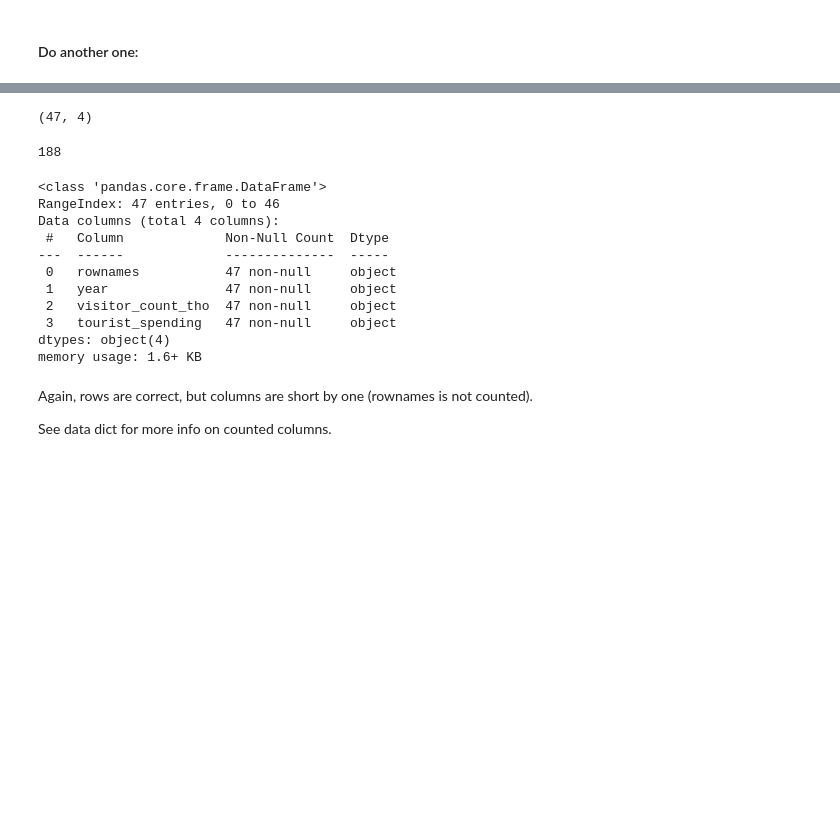
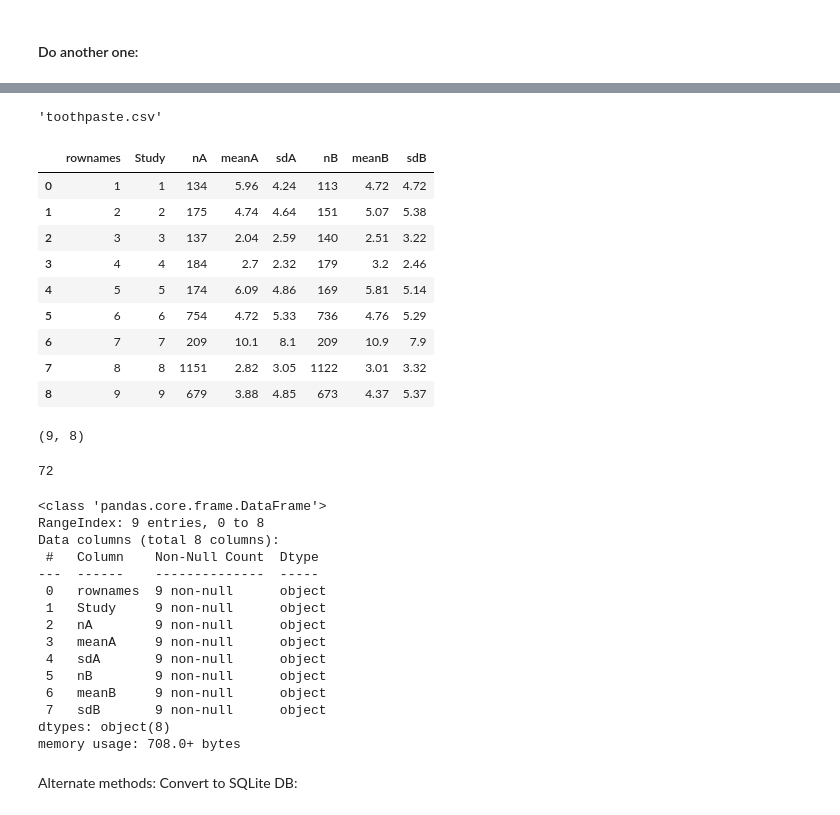
Before and after one commit to tanickell/Data-Science-Portfolio-C22, a Jupyter notebook: 00-Misc/Practice-CSV-Importing-and-Verifying.ipynb, the cells around one changed output, grey strips where cells are left out. Drawn from its saved outputs; the diff is of its cells as text; code cells hidden in the pictures; blank space fills up the shorter version.

```diff
--- a/00-Misc/Practice-CSV-Importing-and-Verifying.ipynb
+++ b/00-Misc/Practice-CSV-Importing-and-Verifying.ipynb
@@ -72,2 +150,2 @@ drwxr-xr-x 1 root root  4096 Nov  6 16:29 sample_data
 # %%
-url_2 = "https://vincentarelbundock.github.io/Rdatasets/csv/openintro/tourism.csv"
+url = 'https://vincentarelbundock.github.io/Rdatasets/csv/HSAUR/toothpaste.csv'
@@ -79,28 +172,48 @@ csv_file_2
+# %%
+csv_file = url.split("/")[-1]
+csv_file
+# %% [output]
+'toothpaste.csv'
 # %%
-df_2 = pd.read_csv( csv_file_2, dtype="str" )
+df_toothpaste = pd.read_csv( csv_file, dtype="str" )
+# %%
+df_toothpaste
+# %% [output]
+|  | rownames | Study | nA | meanA | sdA | nB | meanB | sdB |
+| 0 | 1 | 1 | 134 | 5.96 | 4.24 | 113 | 4.72 | 4.72 |
+| 1 | 2 | 2 | 175 | 4.74 | 4.64 | 151 | 5.07 | 5.38 |
+| 2 | 3 | 3 | 137 | 2.04 | 2.59 | 140 | 2.51 | 3.22 |
+| 3 | 4 | 4 | 184 | 2.7 | 2.32 | 179 | 3.2 | 2.46 |
+| 4 | 5 | 5 | 174 | 6.09 | 4.86 | 169 | 5.81 | 5.14 |
+| 5 | 6 | 6 | 754 | 4.72 | 5.33 | 736 | 4.76 | 5.29 |
+| 6 | 7 | 7 | 209 | 10.1 | 8.1 | 209 | 10.9 | 7.9 |
+| 7 | 8 | 8 | 1151 | 2.82 | 3.05 | 1122 | 3.01 | 3.32 |
+| 8 | 9 | 9 | 679 | 3.88 | 4.85 | 673 | 4.37 | 5.37 |
 # %%
-df_2.shape
+df_toothpaste.shape
 # %% [output]
-(47, 4)
+(9, 8)
 # %%
-df_2.size
+df_toothpaste.size
 # %% [output]
-188
+72
 # %%
-df_2.info()
+df_toothpaste.info()
 # %% [output]
 <class 'pandas.core.frame.DataFrame'>
-RangeIndex: 47 entries, 0 to 46
-Data columns (total 4 columns):
- #   Column             Non-Null Count  Dtype
----  ------             --------------  -----
- 0   rownames           47 non-null     object
- 1   year               47 non-null     object
- 2   visitor_count_tho  47 non-null     object
- 3   tourist_spending   47 non-null     object
-dtypes: object(4)
-memory usage: 1.6+ KB
+RangeIndex: 9 entries, 0 to 8
+Data columns (total 8 columns):
+ #   Column    Non-Null Count  Dtype
+---  ------    --------------  -----
+ 0   rownames  9 non-null      object
+ 1   Study     9 non-null      object
+ 2   nA        9 non-null      object
+ 3   meanA     9 non-null      object
+ 4   sdA       9 non-null      object
+ 5   nB        9 non-null      object
+ 6   meanB     9 non-null      object
+ 7   sdB       9 non-null      object
+dtypes: object(8)
+memory usage: 708.0+ bytes
-# %% [markdown]
-Again, rows are correct, but columns are short by one (rownames is not counted).
-
-See data dict for more info on counted columns.
+# %% [markdown]
+Alternate methods: Convert to SQLite DB:
```
Also changed, not shown: parts of 26 cells of this notebook.
